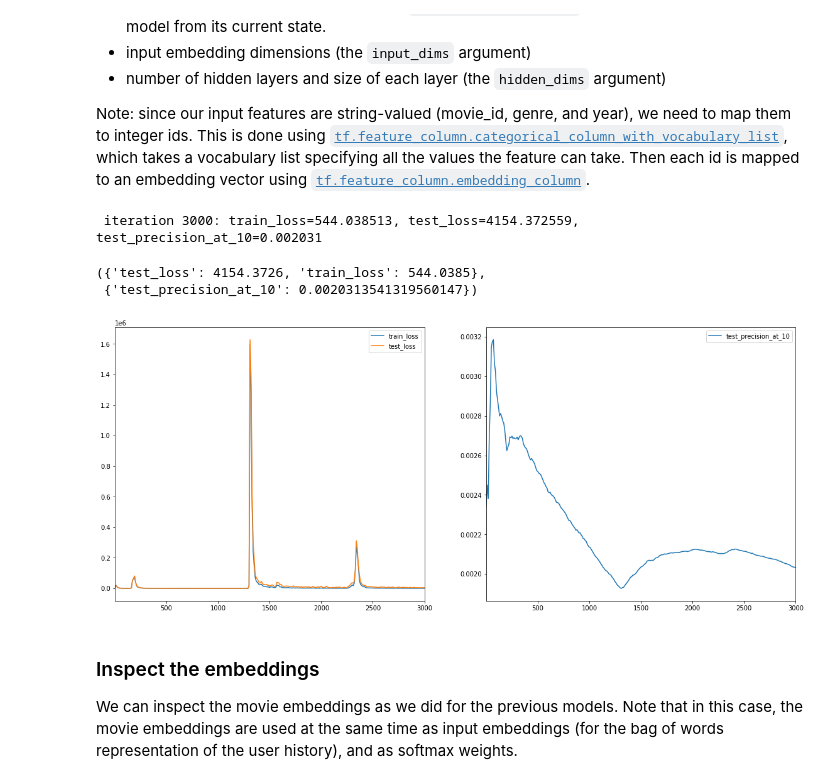
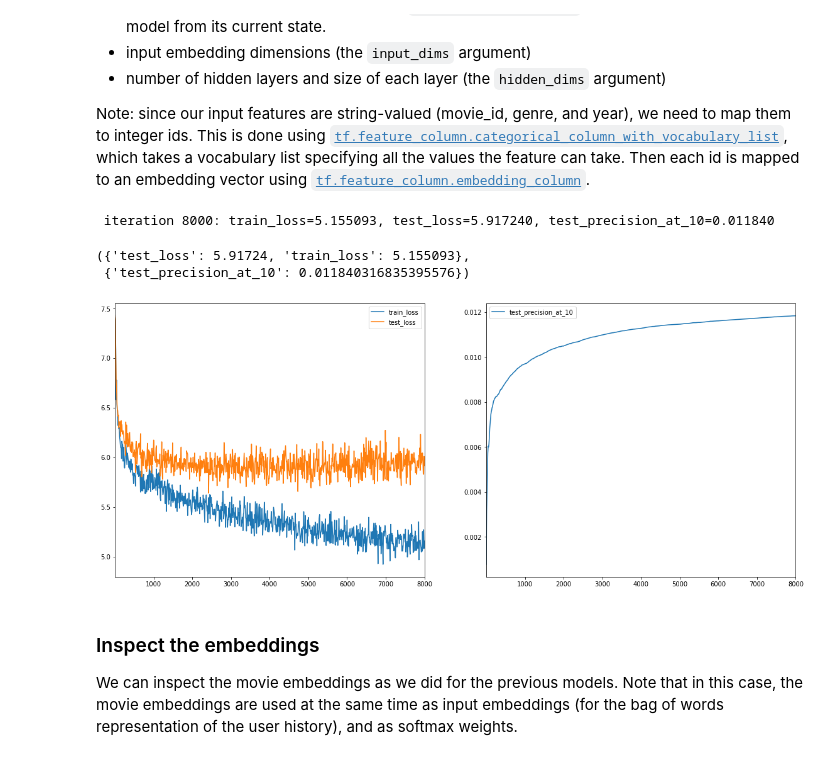
Before and after one commit to abhishekdiphu/Advance_Machine_Learning_Google_Cloud, a Jupyter notebook: Recommender_system/week1/Collaborative_filtering/colab_movie_lens/Softmax_model_Recommendation_Systems_Colab.ipynb, the cells around one changed output. Drawn from its saved outputs; the diff is of its cells as text; code cells hidden in the pictures.

```diff
--- a/Recommender_system/week1/Collaborative_filtering/colab_movie_lens/Softmax_model_Recommendation_Systems_Colab.ipynb
+++ b/Recommender_system/week1/Collaborative_filtering/colab_movie_lens/Softmax_model_Recommendation_Systems_Colab.ipynb
@@ -1103,7 +1103,7 @@ def build_softmax_model(rated_movies, embedding_cols, hidden_dims):
     return outputs
 
   train_rated_movies, test_rated_movies = split_dataframe(rated_movies)
-  train_batch = make_batch(train_rated_movies, 512)
+  train_batch = make_batch(train_rated_movies, 256)
   test_batch = make_batch(test_rated_movies, 256)
 
   with tf.variable_scope("model", reuse=False):
@@ -1157,18 +1157,18 @@ with tf.Graph().as_default():
       rated_movies,
       embedding_cols=[
           make_embedding_col("movie_id", 35),
-          make_embedding_col("genre", 3),
-          make_embedding_col("year", 2),
+          make_embedding_col("genre", 5),
+          make_embedding_col("year", 5),
       ],
       hidden_dims=[35])
 # %%
 softmax_model.train(
-    learning_rate=8.0, num_iterations=3000, optimizer=tf.train.AdamOptimizer)
+    learning_rate=0.01, num_iterations=8000, optimizer=tf.train.AdamOptimizer)
 # %% [output]
- iteration 3000: train_loss=544.038513, test_loss=4154.372559, test_precision_at_10=0.002031
+ iteration 8000: train_loss=5.155093, test_loss=5.917240, test_precision_at_10=0.011840
-({'test_loss': 4154.3726, 'train_loss': 544.0385},
- {'test_precision_at_10': 0.0020313541319560147})
+({'test_loss': 5.91724, 'train_loss': 5.155093},
+ {'test_precision_at_10': 0.011840316835395576})
-[figure, old version]
+[figure, new version]
 # %% [markdown]
 ### Inspect the embeddings
 
```
Also changed, not shown: parts of 3 cells of this notebook.
